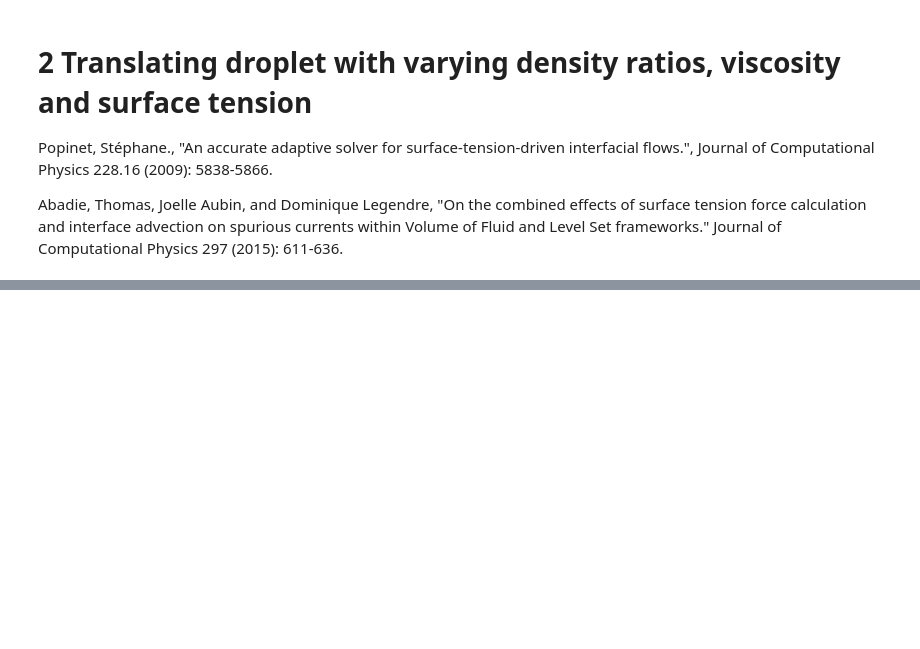
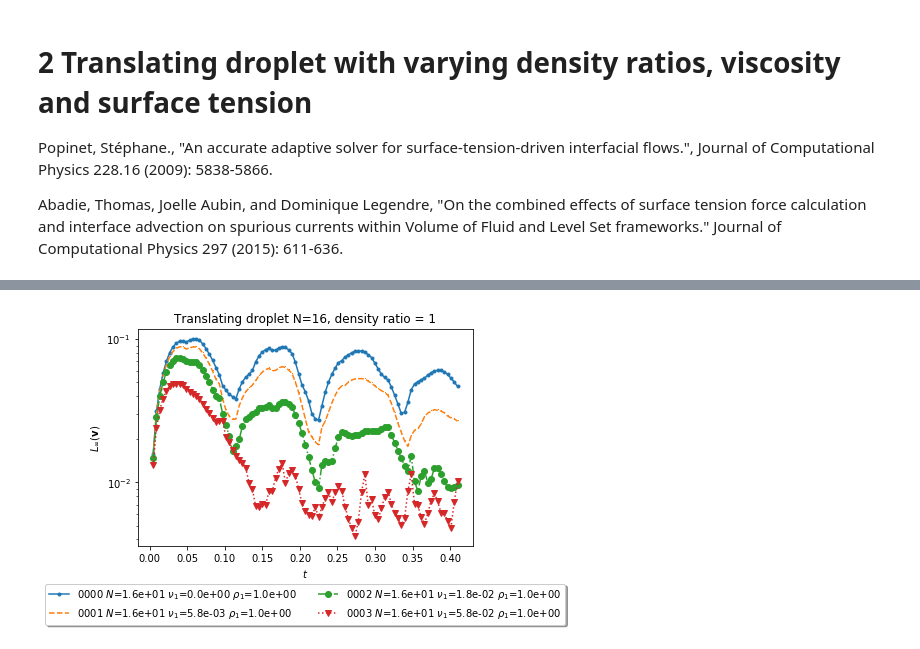
Before and after one commit to CRC-1194/lent, a Jupyter notebook: cases/flow-solution/translating-droplet/three-dimensional/translating-droplet-3D.ipynb, the cells around one changed output, grey strips where cells are left out. Saved outputs shown, nothing was run; the diff lists cells and outputs as text; code cells hidden in the pictures; blank space fills up the shorter version.

```diff
--- a/cases/flow-solution/translating-droplet/three-dimensional/translating-droplet-3D.ipynb
+++ b/cases/flow-solution/translating-droplet/three-dimensional/translating-droplet-3D.ipynb
@@ -80,7 +80,9 @@ ValueError: Length mismatch: Expected axis has 8116 elements, new values have 18
 # %%
 idx = pd.IndexSlice
-plot_dframe(popinet2009Dframe.loc[idx[[16],:,[1],:]],
-            popinet2009Agglom,
+plot_dframe(popinet_2009_df.loc[idx[[16],:,[1],:]],
+            popinet_2009_agglom,
             title="Translating droplet N=16, density ratio = 1",
             plotDict=plotDict)
+# %% [output]
+[figure, added]
 # %%
```
Also changed, not shown: parts of 9 cells of this notebook, 3 other files.
